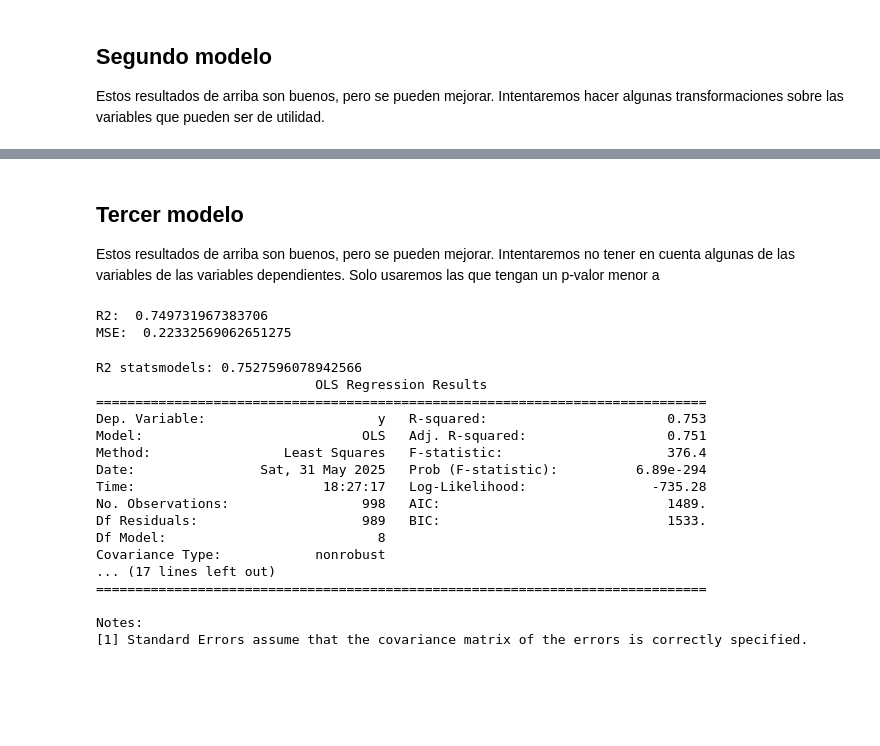
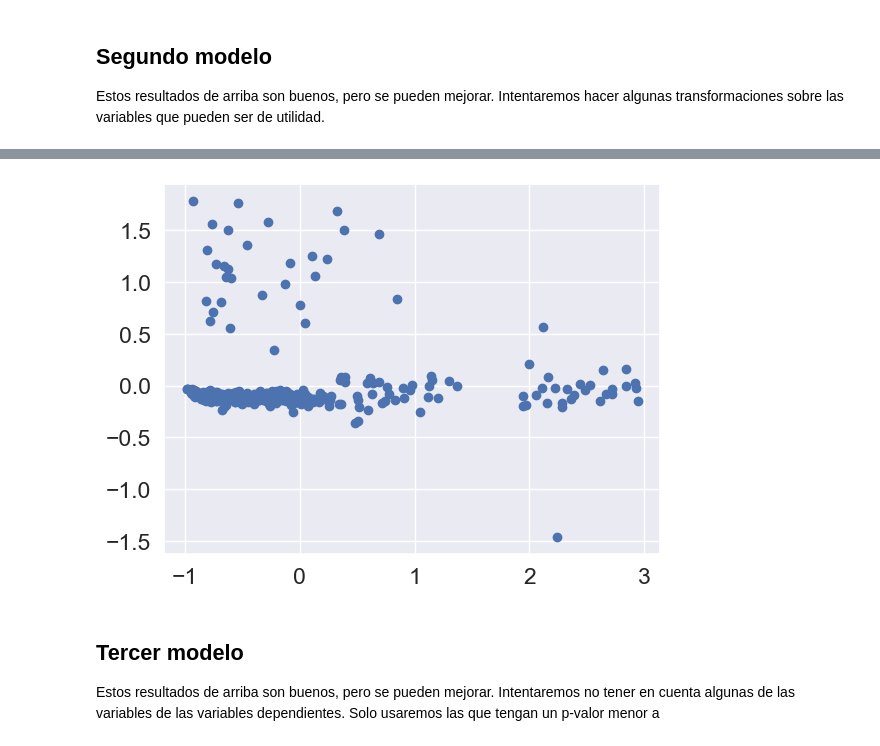
Before and after one commit to stebanca1998/regresion_lineal, a Jupyter notebook: notebooks/0-regresion_lineal.ipynb, the cells around one changed output, grey strips where cells are left out. Saved outputs shown, nothing was run; the diff lists cells and outputs as text; code cells hidden in the pictures; blank space fills up the shorter version.

```diff
--- a/notebooks/0-regresion_lineal.ipynb
+++ b/notebooks/0-regresion_lineal.ipynb
@@ -182,5 +155,5 @@ df_second['overweight*smoker'] = df_second.overweight * df_second.smoker_yes
 # %%
 X_cols_2 = list(set(df_second.columns)-set(['charges']))
 y_col_2 = ['charges']
-model_2, X_train_2, X_test_2, y_train_2, y_test_2 = EntrenarModelo(X_cols_2,y_col_2,df_second)
-y_pred_2 = model_2.predict(X_test_2)
+
+model_2 = Modelo(df_second,X_cols_2,y_col_2)
@@ -235,3 +187,7 @@ plt.show()
+# %%
+model_2.GetResidualsPlot()
+# %% [output]
+[figure, added]
 # %% [markdown]
 ## Tercer modelo
 Estos resultados de arriba son buenos, pero se pueden mejorar. Intentaremos no tener en cuenta algunas de las variables de las variables dependientes. Solo usaremos las que tengan un p-valor menor a
@@ -243,41 +193,0 @@ y_pred_3 = model_3.predict(X_test_3)
-# %%
-mse_3 = metrics.mean_squared_error(y_test_3,y_pred_3)
-r2_3 = metrics.r2_score(y_test_3,y_pred_3)
-
-print("R2: ", r2_3)
-print("MSE: ", mse_3)
-# %% [output]
-R2:  0.749731967383706
-MSE:  0.22332569062651275
-# %%
-#Create a copy DF to pass to statsmodel
-X_train_const_3 = pd.DataFrame(X_train_3)
-# Add and intercept constant
-X_train_sm_3 = sm.add_constant(X_train_const_3)
-
-# Adjust model
-ols_model = sm.OLS(y_train_3, X_train_sm_3).fit()
-
-# Ver el R2
-print("R2 statsmodels:", ols_model.rsquared)
-
-# Shows the summary
-print(ols_model.summary())
-# %% [output]
-R2 statsmodels: 0.7527596078942566
-                            OLS Regression Results
-==============================================================================
-Dep. Variable:                      y   R-squared:                       0.753
-Model:                            OLS   Adj. R-squared:                  0.751
-Method:                 Least Squares   F-statistic:                     376.4
-Date:                Sat, 31 May 2025   Prob (F-statistic):          6.89e-294
-Time:                        18:27:17   Log-Likelihood:                -735.28
-No. Observations:                 998   AIC:                             1489.
-Df Residuals:                     989   BIC:                             1533.
-Df Model:                           8
-Covariance Type:            nonrobust
-... (17 lines left out)
-==============================================================================
-
-Notes:
-[1] Standard Errors assume that the covariance matrix of the errors is correctly specified.
```
Also changed, not shown: parts of 20 cells of this notebook.
